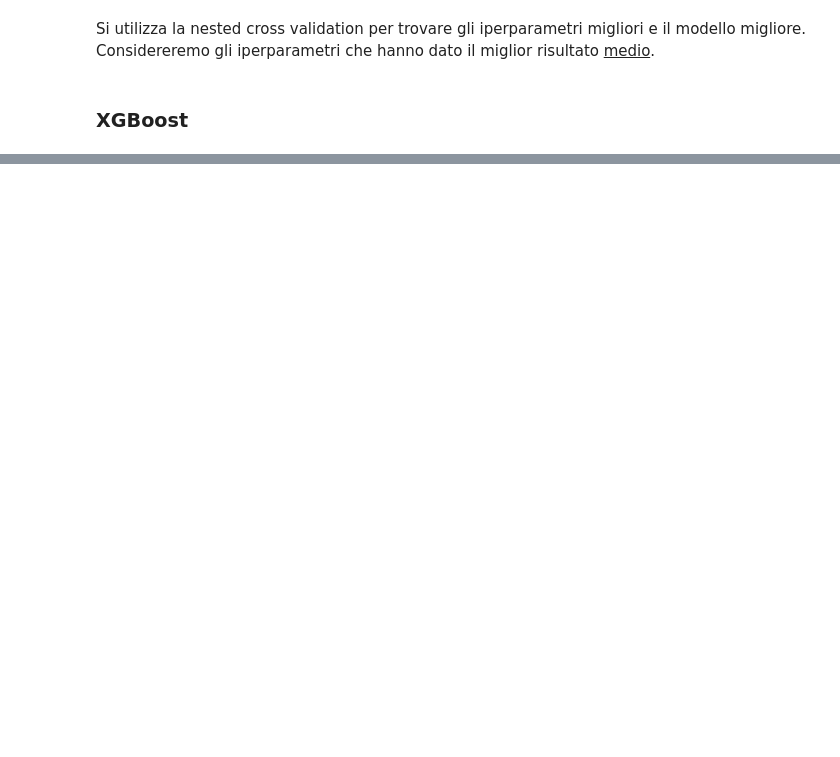
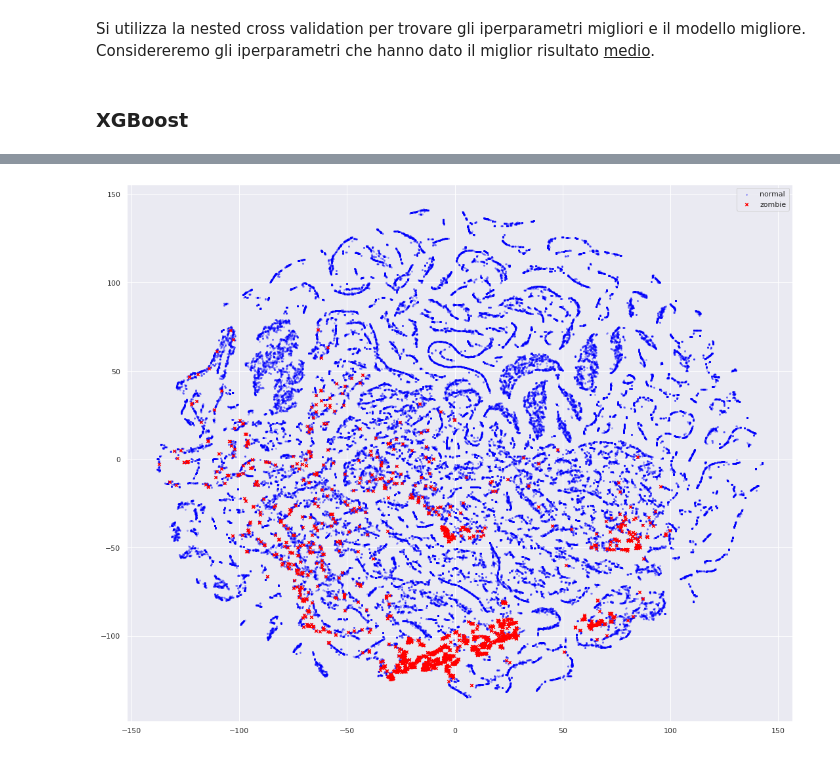
Before and after one commit to alessioarcara/JobFailurePrediction-CNAF, a Jupyter notebook: tirocinio/notebooks/job_zombie_prediction.ipynb, the cells around one changed output, grey strips where cells are left out. Saved outputs shown, nothing was run; the diff lists cells and outputs as text; code cells hidden in the pictures; blank space fills up the shorter version.

```diff
--- a/tirocinio/notebooks/job_zombie_prediction.ipynb
+++ b/tirocinio/notebooks/job_zombie_prediction.ipynb
@@ -376,0 +526,20 @@ history
+# %%
+from sklearn.manifold import TSNE
+
+def plot_clusters(data_2D, labels=None, figsize=figsize):
+    plt.figure(figsize=figsize)
+    plt.scatter(data_2D[:, 0], data_2D[:, 1], alpha=0.25, s=4, c='b', label='normal')
+    if labels is not None:
+        mask = labels.astype(bool)
+        plt.scatter(data_2D[mask, 0], data_2D[mask, 1], alpha=1, s=20, c='r', marker='x', label="zombie")
+        plt.legend()
+    plt.tight_layout()
+
+tsne = TSNE(init='pca', learning_rate='auto')
+# %%
+X_val_compressed = dropout.predict(X_val_transformed)
+X_val_2D = tsne.fit_transform(X_val_compressed)
+
+plot_clusters(X_val_2D, y_val)
+# %% [output]
+[figure, added]
```
Also changed, not shown: parts of 49 cells of this notebook, 1 other file.
